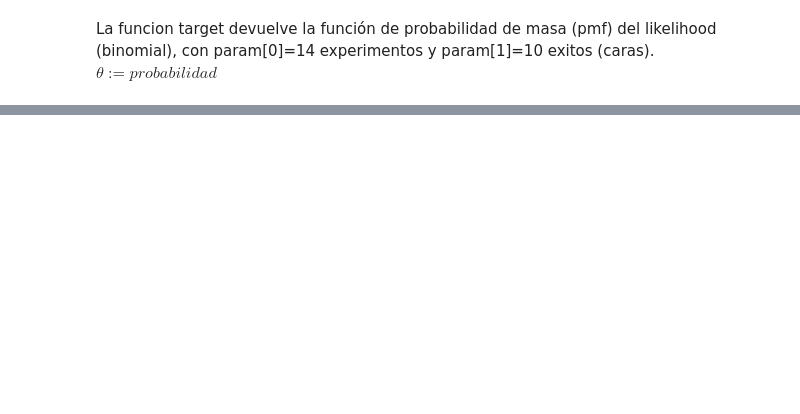
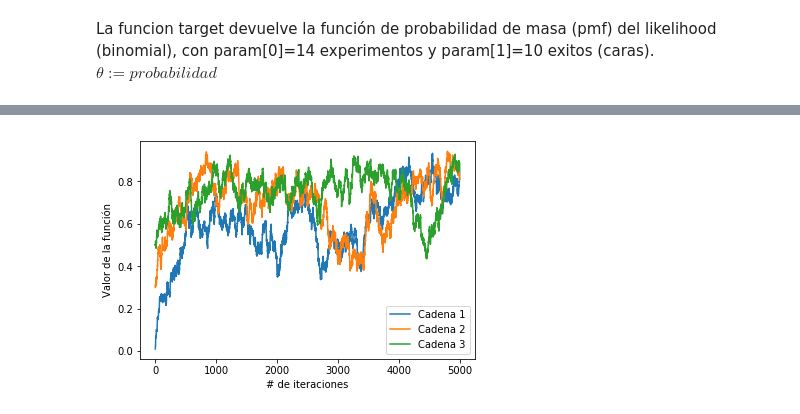
Before and after one commit to igomezv/IntroMCMC, a Jupyter notebook: metropolisMedel.ipynb, the cells around one changed output, grey strips where cells are left out. Drawn from its saved outputs; the diff is of its cells as text; code cells hidden in the pictures; blank space fills up the shorter version.

```diff
--- a/metropolisMedel.ipynb
+++ b/metropolisMedel.ipynb
@@ -45,7 +45,7 @@ niters = 5000
 
 cadenas=[]
 nchains = 3
-https://www.programiz.com/python-programming/methods/list/append
+
 for i in range(nchains):
     cadenas.append(metropolissampler(niters, lik, prior, theta[i], param, sigma))
     plt.plot(cadenas[i], '-', label = "Cadena "+str(i+1))
@@ -61,0 +61 @@ SyntaxError: invalid syntax (<ipython-input-172-a086262ca571>, line 19)
+[figure, added]
```
Also changed, not shown: parts of 1 cell of this notebook.
